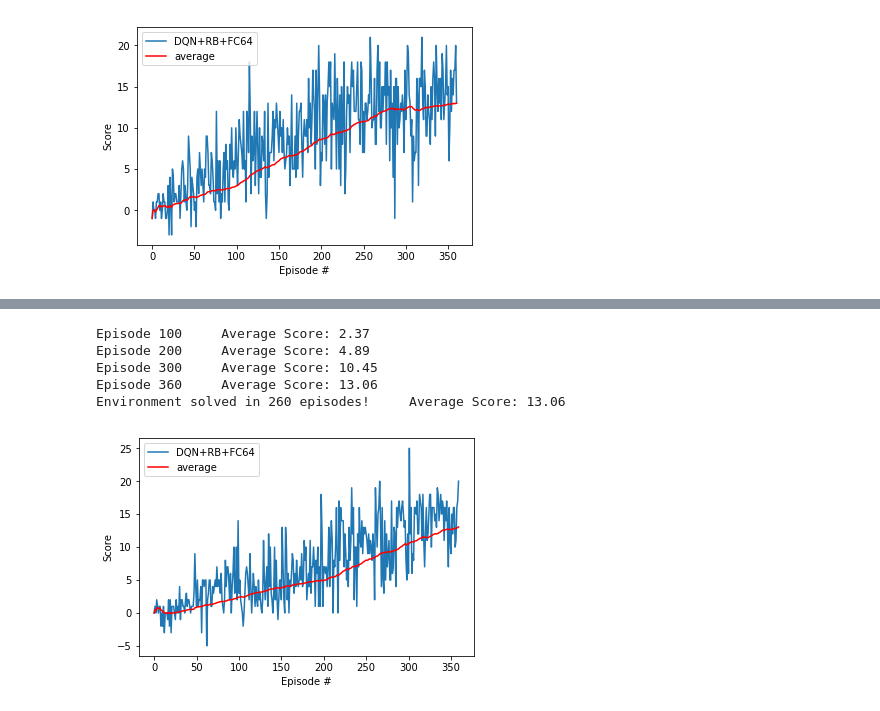
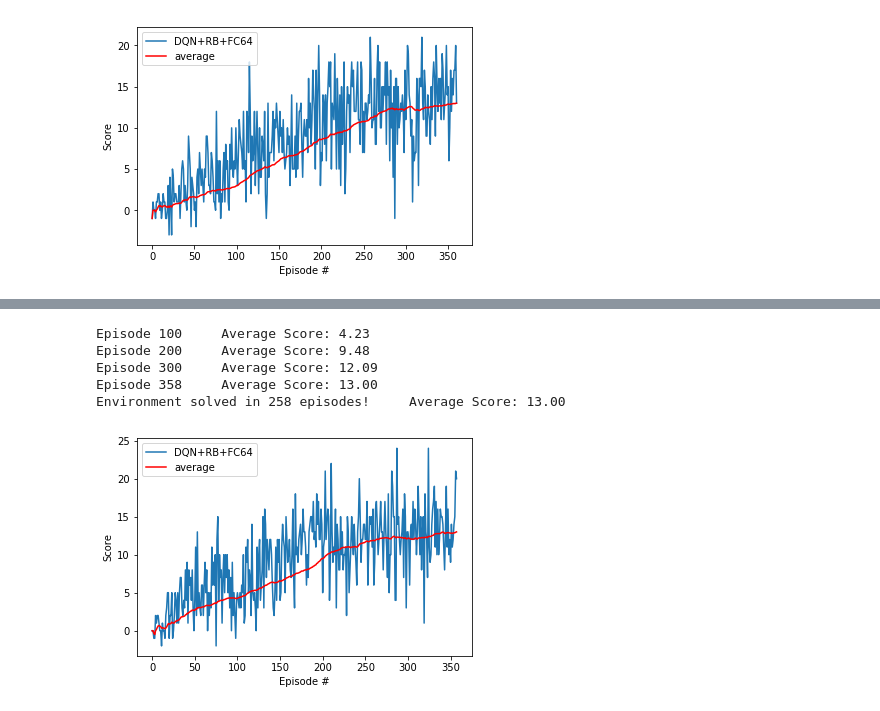
Before and after one commit to MatteoJohnston/deepRL-Navigation-p1, a Jupyter notebook: Navigation.ipynb, the cells around one changed output, grey strips where cells are left out. Cells and saved outputs as stored; diff of their text form; code cells hidden in the pictures.

```diff
--- a/Navigation.ipynb
+++ b/Navigation.ipynb
@@ -316,21 +314,21 @@ Environment solved in 257 episodes!     Average Score: 13.00
 # %%
 # run the training loop
 agent = Agent(state_size=state_size, action_size=action_size, seed=0)
-scores, avgs = dqn(n_episodes=2000, eps_decay=0.96, eps_end=0.02, ckpt_path='pth_checkpoints/v3_checkpoint.pth')
+scores, avgs = dqn(n_episodes=2000, eps_decay=0.96, eps_end=0.02, ckpt_path='pth_checkpoints/v7_checkpoint.pth')
 
 # plot the scores
 fig = plt.figure()
 ax = fig.add_subplot(111)
 plt.plot(np.arange(len(scores)), scores, label='DQN+RB+FC64')
 plt.plot(np.arange(len(scores)), avgs, c='r', label='average')
 plt.ylabel('Score')
 plt.xlabel('Episode #')
 plt.legend(loc='upper left');
 plt.show()
 # %% [output]
-Episode 100     Average Score: 2.37
-Episode 200     Average Score: 4.89
-Episode 300     Average Score: 10.45
-Episode 360     Average Score: 13.06
-Environment solved in 260 episodes!     Average Score: 13.06
+Episode 100     Average Score: 4.23
+Episode 200     Average Score: 9.48
+Episode 300     Average Score: 12.09
+Episode 358     Average Score: 13.00
+Environment solved in 258 episodes!     Average Score: 13.00
-[figure, old version]
+[figure, new version]
```
Also changed, not shown: parts of 8 cells of this notebook, 1 other file.
